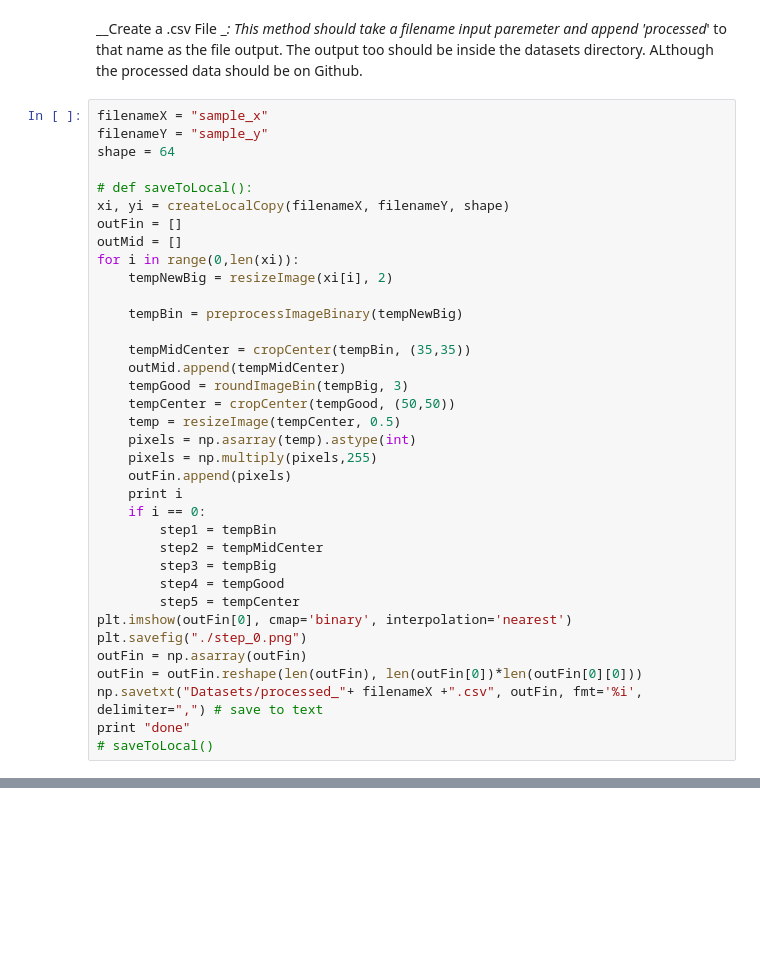
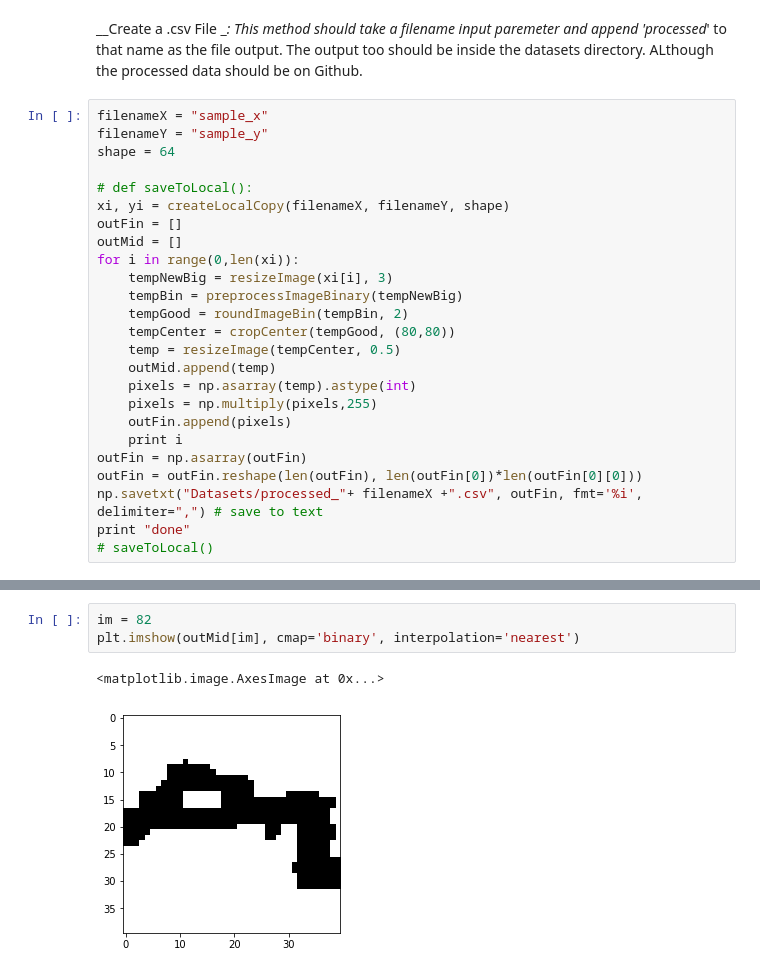
Before and after one commit to Angus-McLean/COMP551-Competition, a Jupyter notebook: 0_DataPreprocessing.ipynb, the cells around one changed output, grey strips where cells are left out. Cells and saved outputs as stored; diff of their text form; blank space fills up the shorter version.

```diff
--- a/0_DataPreprocessing.ipynb
+++ b/0_DataPreprocessing.ipynb
@@ -320,27 +321,16 @@ xi, yi = createLocalCopy(filenameX, filenameY, shape)
 outFin = []
 outMid = []
 for i in range(0,len(xi)):
-    tempNewBig = resizeImage(xi[i], 2)
-
+    tempNewBig = resizeImage(xi[i], 3)
     tempBin = preprocessImageBinary(tempNewBig)
-
-    tempMidCenter = cropCenter(tempBin, (35,35))
-    outMid.append(tempMidCenter)
-    tempGood = roundImageBin(tempBig, 3)
-    tempCenter = cropCenter(tempGood, (50,50))
+    tempGood = roundImageBin(tempBin, 2)
+    tempCenter = cropCenter(tempGood, (80,80))
     temp = resizeImage(tempCenter, 0.5)
+    outMid.append(temp)
     pixels = np.asarray(temp).astype(int)
     pixels = np.multiply(pixels,255)
     outFin.append(pixels)
     print i
-    if i == 0:
-        step1 = tempBin
-        step2 = tempMidCenter
-        step3 = tempBig
-        step4 = tempGood
-        step5 = tempCenter
-plt.imshow(outFin[0], cmap='binary', interpolation='nearest')
-plt.savefig("./step_0.png")
 outFin = np.asarray(outFin)
 outFin = outFin.reshape(len(outFin), len(outFin[0])*len(outFin[0][0]))
 np.savetxt("Datasets/processed_"+ filenameX +".csv", outFin, fmt='%i', delimiter=",") # save to text
@@ -368 +357,7 @@ done
+# %%
+im = 82
+plt.imshow(outMid[im], cmap='binary', interpolation='nearest')
+# %% [output]
+<matplotlib.image.AxesImage at 0x...>
+[figure, added]
 # %%
```
Also changed, not shown: parts of 8 cells of this notebook.
